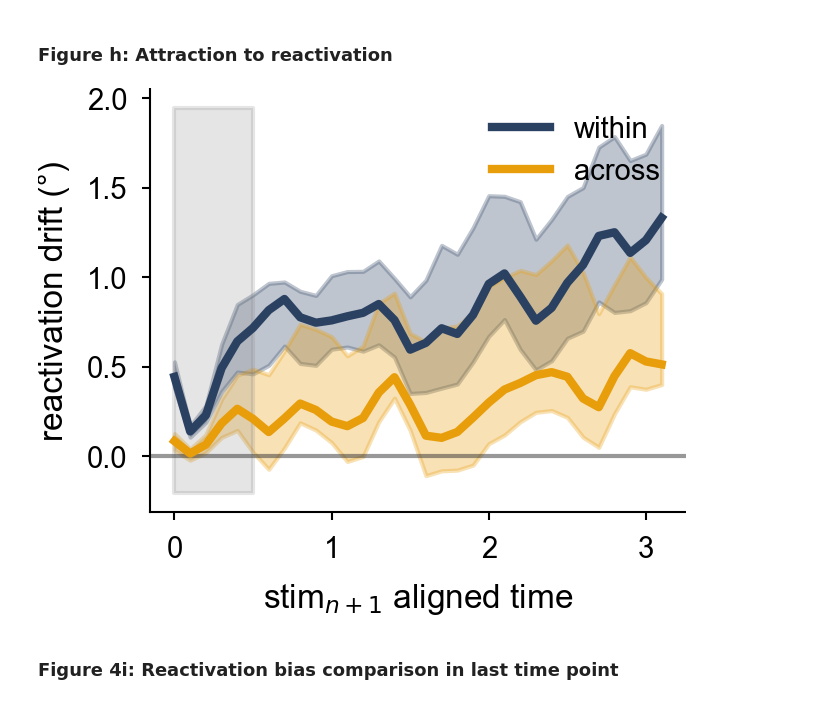
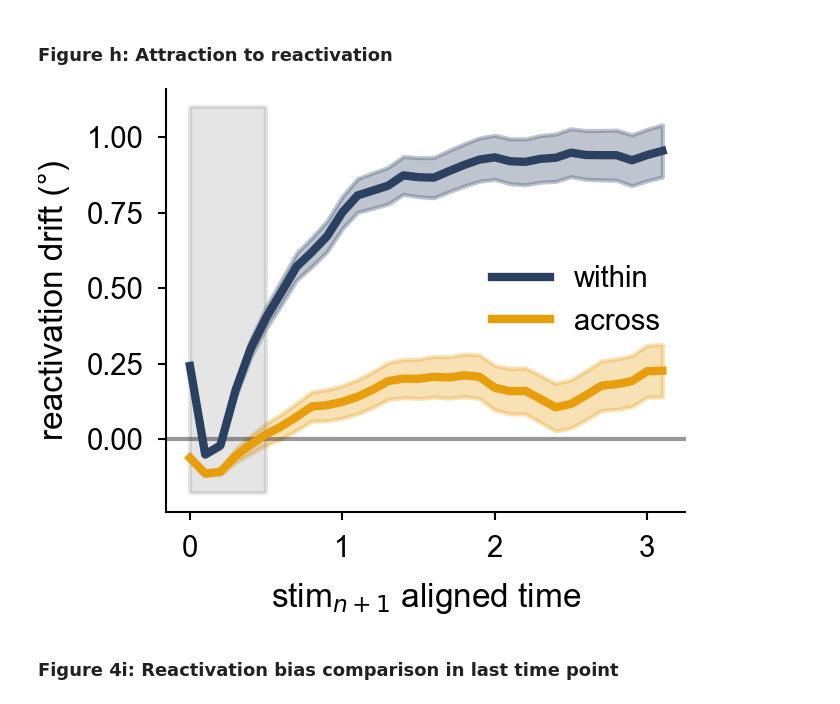
Before and after one commit to MelanieTschiersch/RedundantPrefrontalHemispheres, a Jupyter notebook: Figure4/Figure4.ipynb, the cells around one changed output. Saved outputs shown, nothing was run; the diff lists cells and outputs as text; code cells hidden in the pictures.

Commit message:
Error bars in model updated

```diff
--- a/Figure4/Figure4.ipynb
+++ b/Figure4/Figure4.ipynb
@@ -174,9 +174,8 @@ os.getcwd()
 # %%
 loc = './Results/Figure4/'
 loc = './Results_Full/Figure4/'
-#filename = loc + 'TwoAreaVaryingUntunedConnect_Stim3'
-filename = loc + 'TwoAreaVaryingUntunedConnect_Stim3_subset'
-filename = loc + 'TwoAreaVaryingUntunedConnect_Stim3_bug'
+filename = loc + 'TwoAreaVaryingUntunedConnect_Stim3'
+#filename = loc + 'TwoAreaVaryingUntunedConnect_Stim3_subset'
 
 df_models = pd.read_csv(filename+'.csv')
 
@@ -261,0 +261,4 @@ print('# simulations: '+str(len(df_models)))
+# %%
+for s, strength in enumerate(conn_strengths[::-1]):
+    df = df_models.loc[df_models.across_factor==strength]
+    print(len(df))
@@ -362,17 +373,20 @@ conn_strengths_resorted = conn_strengths#np.roll(conn_strengths, 1)
 conn_labels_resorted = conn_strengths#np.roll(conn_strength_labels, 1)
 
 strength_area = {s:[] for s in conn_strengths_resorted}
+strength_area_sem = {s:[] for s in conn_strengths_resorted}
 for s, strength in enumerate(conn_strengths_resorted):
     df = df_models.loc[df_models.across_factor==strength].copy().reset_index(drop=True)
 
     # strength of an area
     strength_area[strength] = np.mean(df.responsestrength1_area1.values)
+    strength_area_sem[strength] = sem(df.responsestrength1_area1.values)
 
 
 f,ax = plt.subplots(figsize=(1.7, 2.1))
 sns.despine()
 # area
-ax.plot(list(strength_area.keys())[:-1], list(strength_area.values())[:-1],\
+ax.errorbar(list(strength_area.keys())[:-1], list(strength_area.values())[:-1],\
+            yerr = list(strength_area_sem.keys())[:-1],\
         marker='o', label='area', color='grey', markersize=4)
 xvalue_star = -0.004
 ax.scatter(list(strength_area.keys())[-1]+0.001, list(strength_area.values())[-1], marker='o', color='grey', s=15)
@@ -385,5 +399,5 @@ ax.set_ylabel('decoder strength')
 ax.xaxis.set_ticks_position('bottom')
 ax.yaxis.set_ticks_position('left')
 plt.tight_layout()
-#plt.savefig('./Figures/Figure4/ModelComparison_StrengthByModeltype.svg')
+plt.savefig('./Figures/Figure4/ModelComparison_StrengthByModeltype.svg')
 # %% [output]
@@ -626,8 +668,8 @@ df_helper = pd.DataFrame()
 # looking at left erors so left reactivations are within, right across
 df_helper['dog_reldist_area1'] = -dog1(DoG_SIGMA, df_chosen['rel_react_area1'])
 df_helper['dog_reldist_area2'] = -dog1(DoG_SIGMA, df_chosen['rel_react_area2'])
-DoGfit_within = []
-DoGfit_across = []
+DoGfit_within, DoGfit_within_sem = [], []
+DoGfit_across, DoGfit_across_sem = [], []
 for t in range(len(error_area1[0])): # run through each delay time step
     # within
     df_side = pd.DataFrame()
@@ -636,66 +678,70 @@ for t in range(len(error_area1[0])): # run through each delay time step
                                         df_helper['dog_reldist_area2'].values, axis=0)
     M_w = smf.ols(formula="errors ~ DoG_within", data = df_side).fit()
     DoGfit_within.append(M_w.params['DoG_within'])
+    DoGfit_within_sem.append(M_w.bse['DoG_within'])
     # across
     df_side['DoG_across'] = np.append(df_helper['dog_reldist_area2'].values,\
                                         df_helper['dog_reldist_area1'].values, axis=0)
     M_a = smf.ols(formula="errors ~ DoG_across", data = df_side).fit()
     DoGfit_across.append(M_a.params['DoG_across'])
+    DoGfit_across_sem.append(M_a.bse['DoG_across'])
 
 # # bootstrap for errorbars
-repeats = 25
-DoGfit_within_bt = np.empty((repeats, error_area1.shape[1]))*np.nan
-DoGfit_across_bt = np.empty((repeats, error_area1.shape[1]))*np.nan
-for r in range(repeats):
-    trials = range(error_area1.shape[0])
-    bt_trials = random.sample(trials, int(len(df_chosen)/2))
-    df_helper = pd.DataFrame()
-    df_helper['dog_reldist_area1'] = -dog1(DoG_SIGMA, df_chosen['rel_react_area1'][bt_trials])
-    df_helper['dog_reldist_area2'] = -dog1(DoG_SIGMA, df_chosen['rel_react_area2'][bt_trials])
-    for t in range(len(error_area1[0])):
-        df_side = pd.DataFrame()
-        df_side['errors'] = np.append(error_area1[bt_trials,t], error_area2[bt_trials,t], axis=0)
-        df_side['DoG_within'] = np.append(df_helper['dog_reldist_area1'].values,\
-                                            df_helper['dog_reldist_area2'].values, axis=0)
-        M_w = smf.ols(formula="errors ~ DoG_within", data = df_side).fit()
-        DoGfit_within_bt[r,t] = M_w.params['DoG_within']
-        # across
-        df_side['DoG_across'] = np.append(df_helper['dog_reldist_area2'].values,\
-                                            df_helper['dog_reldist_area1'].values, axis=0)
-        M_a = smf.ols(formula="errors ~ DoG_across", data = df_side).fit()
-        DoGfit_across_bt[r,t] = M_a.params['DoG_across']
+# repeats = 25
+# DoGfit_within_bt = np.empty((repeats, error_area1.shape[1]))*np.nan
+# DoGfit_across_bt = np.empty((repeats, error_area1.shape[1]))*np.nan
+# for r in range(repeats):
+#     trials = range(error_area1.shape[0])
+#     bt_trials = random.sample(trials, int(len(df_chosen)/2))
+#     df_helper = pd.DataFrame()
+#     df_helper['dog_reldist_area1'] = -dog1(DoG_SIGMA, df_chosen['rel_react_area1'][bt_trials])
+#     df_helper['dog_reldist_area2'] = -dog1(DoG_SIGMA, df_chosen['rel_react_area2'][bt_trials])
+#     for t in range(len(error_area1[0])):
+#         df_side = pd.DataFrame()
+#         df_side['errors'] = np.append(error_area1[bt_trials,t], error_area2[bt_trials,t], axis=0)
+#         df_side['DoG_within'] = np.append(df_helper['dog_reldist_area1'].values,\
+#                                             df_helper['dog_reldist_area2'].values, axis=0)
+#         M_w = smf.ols(formula="errors ~ DoG_within", data = df_side).fit()
+#         DoGfit_within_bt[r,t] = M_w.params['DoG_within']
+#         # across
+#         df_side['DoG_across'] = np.append(df_helper['dog_reldist_area2'].values,\
+#                                             df_helper['dog_reldist_area1'].values, axis=0)
+#         M_a = smf.ols(formula="errors ~ DoG_across", data = df_side).fit()
+#         DoGfit_across_bt[r,t] = M_a.params['DoG_across']
 
-low_CI_within = np.percentile(DoGfit_within_bt, 16, axis=0)
-high_CI_within = np.percentile(DoGfit_within_bt, 84, axis=0)
-low_CI_across = np.percentile(DoGfit_across_bt, 16, axis=0)
-high_CI_across = np.percentile(DoGfit_across_bt, 84, axis=0)
+# low_CI_within = np.percentile(DoGfit_within_bt, 16, axis=0)
+# high_CI_within = np.percentile(DoGfit_within_bt, 84, axis=0)
+# low_CI_across = np.percentile(DoGfit_across_bt, 16, axis=0)
+# high_CI_across = np.percentile(DoGfit_across_bt, 84, axis=0)
 
 # PLOT
 time_ax = np.linspace(0, (len(error_area1[0])-1)*df.steps.unique()[0], len(error_area1[0]))
 
 #f,ax = plt.subplots(figsize=(4.8, 2.1))
 f,ax = plt.subplots(figsize=(2.4, 2.))
 ax.axhline(0, color='#333333', alpha=0.5)
 ax.plot(time_ax,np.rad2deg(DoGfit_within), color=colors['Within'], label='within', lw=2)
-ax.fill_between(time_ax, np.rad2deg(low_CI_within), np.rad2deg(high_CI_within), color=colors['Within'], alpha=0.3)
+ax.fill_between(time_ax, np.rad2deg(DoGfit_within)-np.rad2deg(DoGfit_within_sem),\
+                np.rad2deg(DoGfit_within)+np.rad2deg(DoGfit_within_sem), color=colors['Within'], alpha=0.3)
 ax.plot(time_ax,np.rad2deg(DoGfit_across), color=colors['Across'], label='across', lw=2)
-ax.fill_between(time_ax, np.rad2deg(low_CI_across), np.rad2deg(high_CI_across), color=colors['Across'], alpha=0.3)
+ax.fill_between(time_ax, np.rad2deg(DoGfit_across)-np.rad2deg(DoGfit_across_sem),\
+                np.rad2deg(DoGfit_across)+np.rad2deg(DoGfit_across_sem),color=colors['Across'], alpha=0.3)
 # mark time periods
 y0,y1 = ax.get_ylim()
 ax.fill_between([0, time_stim2end-time_stim2start],\
                   [y0,y0], [y1,y1], color='grey', alpha=0.2)
 ax.set_xlabel('stim$_{n+1}$ aligned time')
 ax.set_ylabel('reactivation drift (°)')
 #plt.ylim([-0.5, 4])
 plt.legend()
 sns.despine()
 ax.xaxis.set_ticks_position('bottom')
 ax.yaxis.set_ticks_position('left')
 plt.tight_layout()
-#plt.savefig('./Figures/Figure4/ModelComparison_ReactivationBiasWithinAcross.svg')
+plt.savefig('./Figures/Figure4/ModelComparison_ReactivationBiasWithinAcross.svg')
 plt.show()
 # %% [output]
-[figure, old version]
+[figure, new version]
 # %% [markdown]
 ### Figure 4i: Reactivation bias comparison in last time point
 # %%
```
Also changed, not shown: parts of 12 cells of this notebook, 2 other files.
